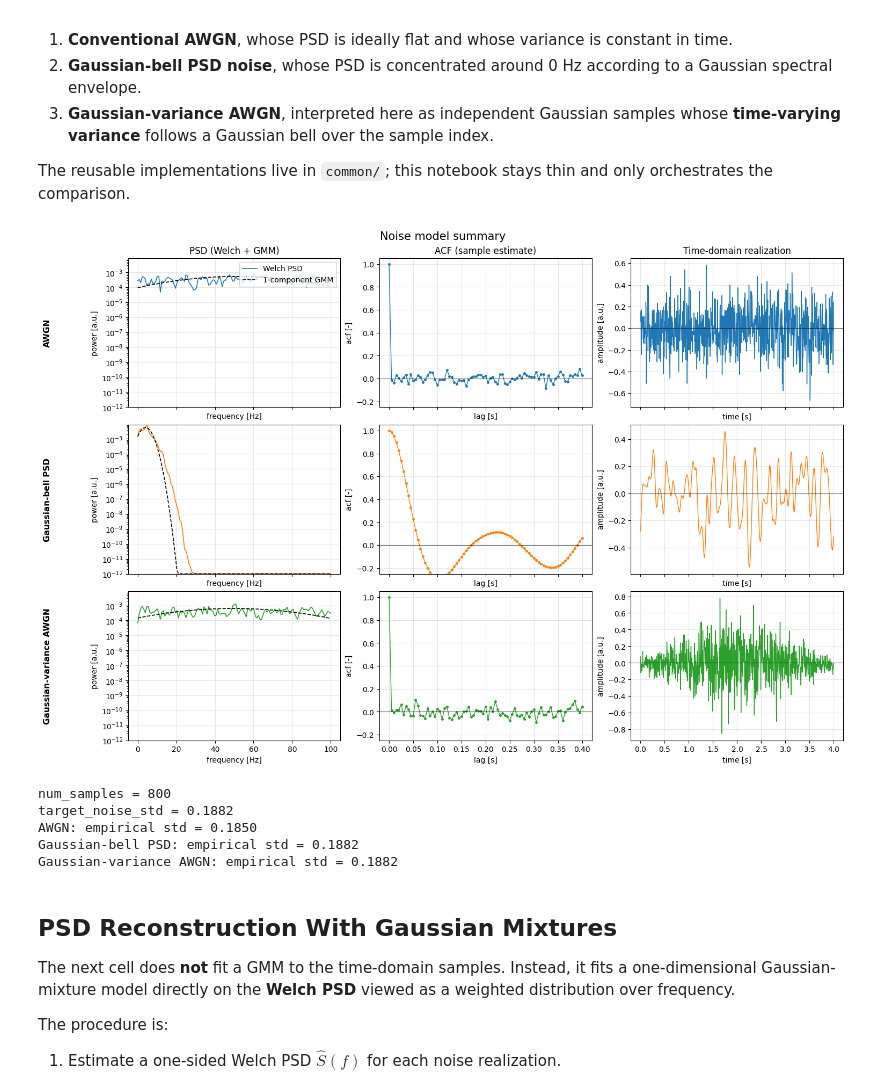
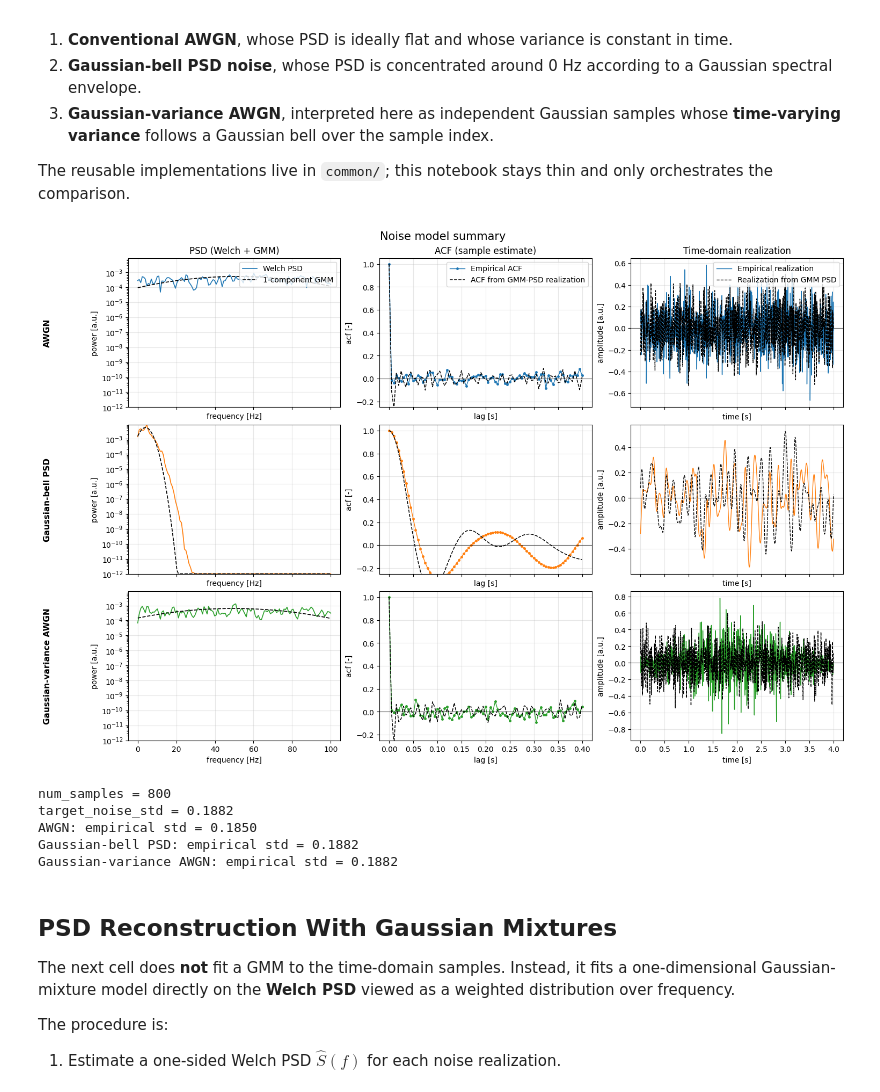
Before and after one commit to AlmondSund/RandomSignalsTheory, a Jupyter notebook: notebooks/noise.ipynb, the cells around one changed output. Cells and saved outputs as stored; diff of their text form; code cells hidden in the pictures.

Commit message:
Noise models

```diff
--- a/notebooks/noise.ipynb
+++ b/notebooks/noise.ipynb
@@ -289,7 +350,9 @@ for column_index, title in enumerate(column_titles):
     axes[0, column_index].set_title(title)
 
 plot_rows = []
-for (model_name, noise_t), color in zip(noise_models, row_colors, strict=True):
+for model_index, ((model_name, noise_t), color) in enumerate(
+    zip(noise_models, row_colors, strict=True)
+):
     frequency_hz, psd = estimate_welch_psd(noise_t, sample_rate_hz=sample_rate_hz)
     lag_samples, acf = estimate_sample_acf(noise_t, max_lag_samples=max_lag_samples)
     reconstruction = reconstruct_psd_with_gmm(
@@ -297,16 +360,31 @@ for (model_name, noise_t), color in zip(noise_models, row_colors, strict=True):
         psd=psd,
         num_components=gmm_components,
     )
+    gmm_noise_t = synthesize_realization_from_psd(
+        frequency_hz=frequency_hz,
+        one_sided_psd=reconstruction["reconstructed_psd"],
+        num_samples=num_samples,
+        sample_rate_hz=sample_rate_hz,
+        target_std=float(np.std(noise_t, dtype=np.float64)),
+        rng=np.random.default_rng(100 + model_index),
+    )
+    gmm_lag_samples, gmm_acf = estimate_sample_acf(
+        gmm_noise_t,
+        max_lag_samples=max_lag_samples,
+    )
     plot_rows.append(
         {
             "model_name": model_name,
             "noise_t": noise_t,
+            "gmm_noise_t": gmm_noise_t,
             "color": color,
             "frequency_hz": frequency_hz,
             "psd": np.maximum(psd, 1e-12),
             "reconstructed_psd": np.maximum(reconstruction["reconstructed_psd"], 1e-12),
             "lag_samples": lag_samples,
             "acf": acf,
+            "gmm_lag_samples": gmm_lag_samples,
+            "gmm_acf": gmm_acf,
         }
     )
 
@@ -349,45 +427,72 @@ for row_index, row in enumerate(plot_rows):
         marker="o",
         markersize=2.5,
         linewidth=1.0,
+        label="Empirical ACF" if row_index == 0 else None,
+    )
+    axes[row_index, 1].plot(
+        row["gmm_lag_samples"] / sample_rate_hz,
+        row["gmm_acf"],
+        color="black",
+        linestyle="--",
+        linewidth=1.1,
+        label="ACF from GMM-PSD realization" if row_index == 0 else None,
     )
     axes[row_index, 1].axhline(0.0, color="black", linewidth=0.8, alpha=0.6)
     axes[row_index, 1].set_ylim(-0.25, 1.05)
     axes[row_index, 1].set_ylabel("acf [-]")
     axes[row_index, 1].grid(alpha=0.3)
+    if row_index == 0:
+        axes[row_index, 1].legend(loc="upper right")
 
-    axes[row_index, 2].plot(time_s, row["noise_t"], color=row["color"], linewidth=1.0)
+    axes[row_index, 2].plot(
+        time_s,
+        row["noise_t"],
+        color=row["color"],
+        linewidth=1.0,
+        label="Empirical realization" if row_index == 0 else None,
+    )
+    axes[row_index, 2].plot(
+        time_s,
+        row["gmm_noise_t"],
+        color="black",
+        linestyle="--",
+        linewidth=1.0,
+        label="Realization from GMM PSD" if row_index == 0 else None,
+    )
     axes[row_index, 2].axhline(0.0, color="black", linewidth=0.8, alpha=0.6)
     axes[row_index, 2].set_ylabel("amplitude [a.u.]")
     axes[row_index, 2].grid(alpha=0.3)
+    if row_index == 0:
+        axes[row_index, 2].legend(loc="upper right")
 
     axes[row_index, 0].text(
         -0.38,
         0.5,
         row["model_name"],
         transform=axes[row_index, 0].transAxes,
         rotation=90,
         va="center",
         ha="center",
         fontsize=11,
         fontweight="bold",
     )
 
 for axis in axes[:, 0]:
     axis.set_xlabel("frequency [Hz]")
 for axis in axes[:, 1]:
     axis.set_xlabel("lag [s]")
 for axis in axes[:, 2]:
     axis.set_xlabel("time [s]")
 
 figure.suptitle("Noise model summary", fontsize=15)
 plt.show()
 
 print(f"num_samples = {num_samples}")
 print(f"target_noise_std = {target_noise_std:.4f}")
 for model_name, noise_t in noise_models:
     print(f"{model_name}: empirical std = {np.std(noise_t, dtype=np.float64):.4f}")
 # %% [output]
-[figure, old version]
+[figure, new version]
 num_samples = 800
 target_noise_std = 0.1882
 AWGN: empirical std = 0.1850
```
Also changed, not shown: parts of 1 cell of this notebook.
